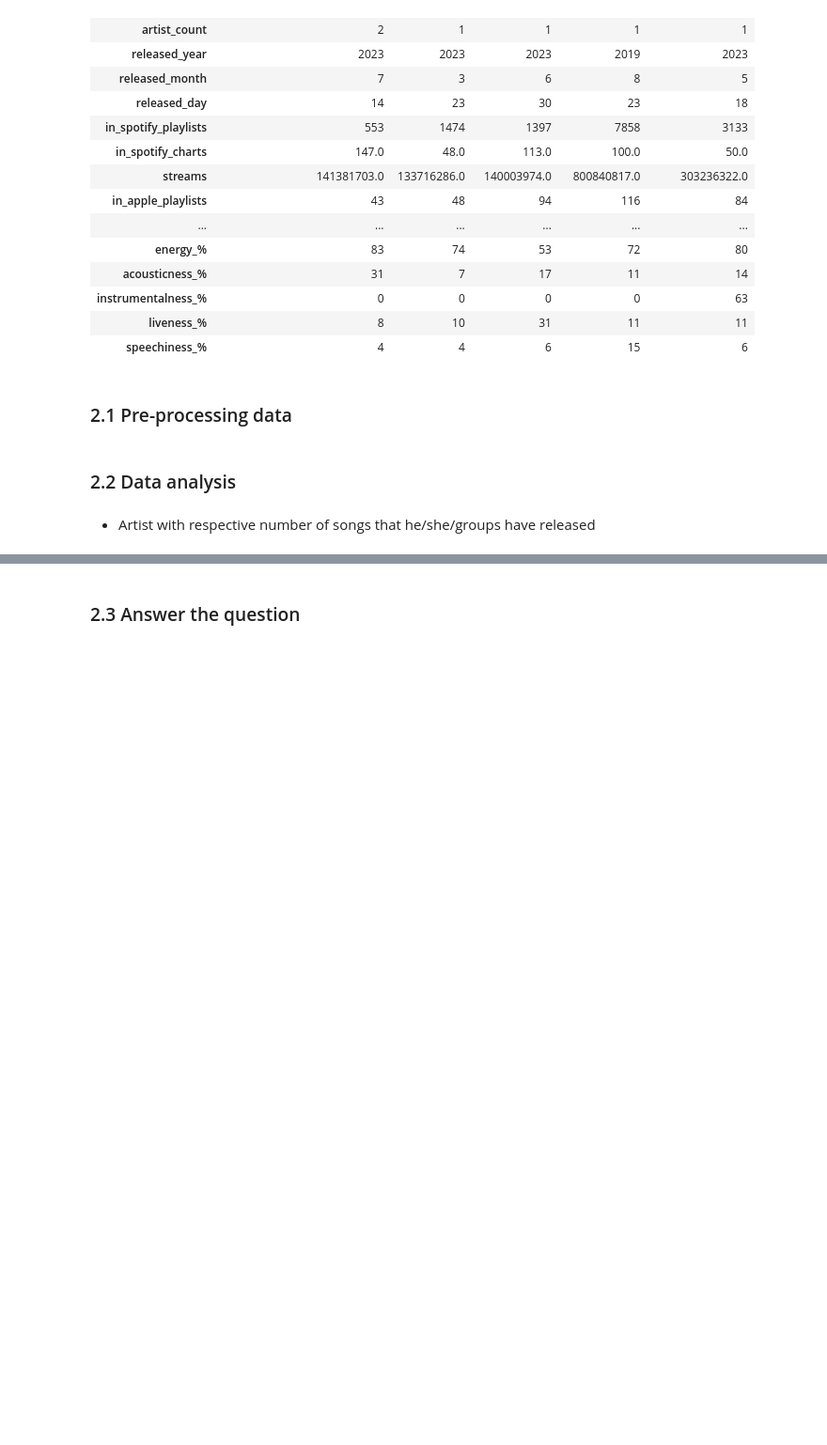
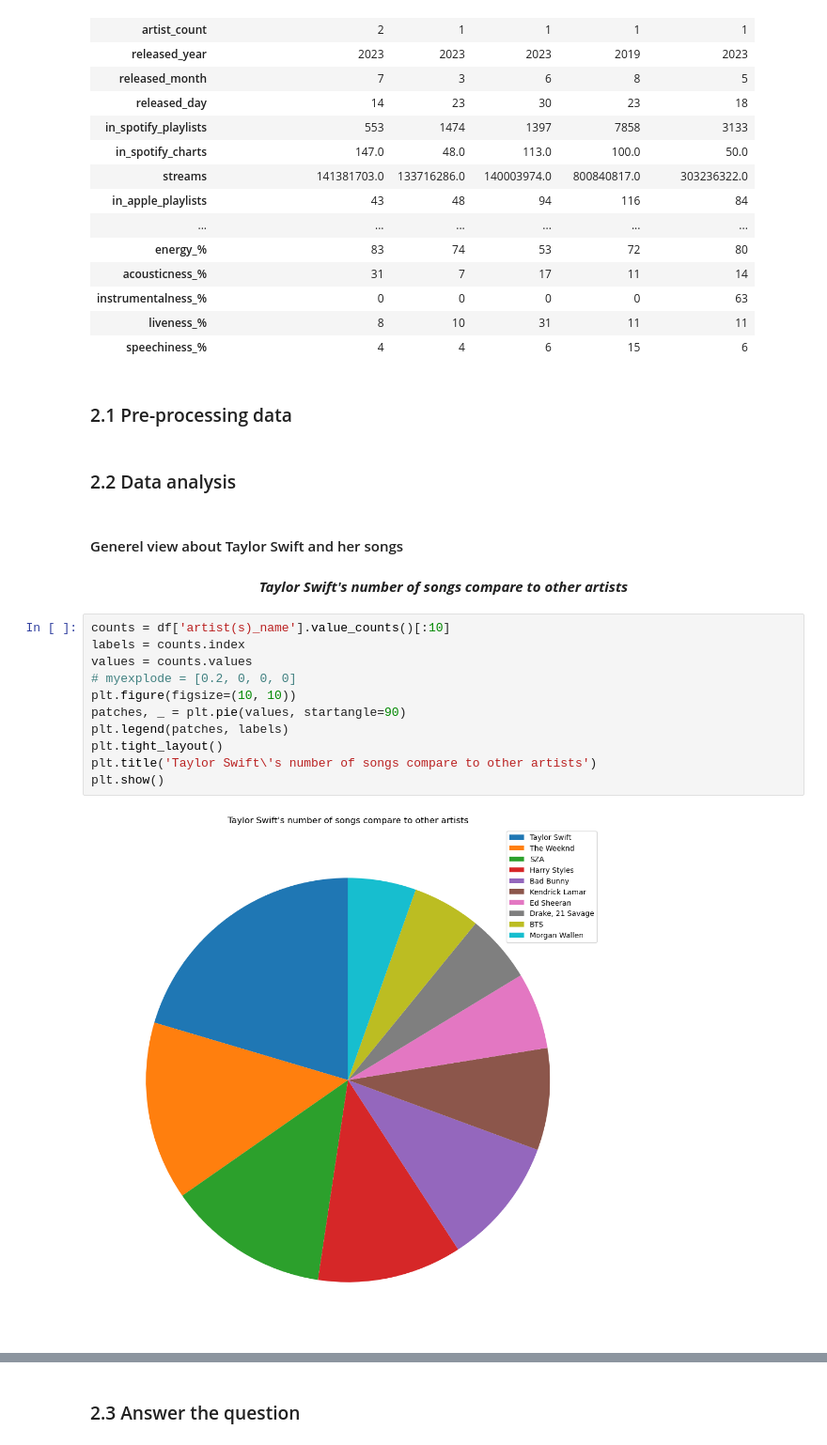
Before and after one commit to khanhnhan1512/Final-Project-DS-Programming, a Jupyter notebook: 04-Question_2.ipynb, the cells around one changed output, grey strips where cells are left out. Shown at 94% size. Saved outputs shown, nothing was run; the diff lists cells and outputs as text; blank space fills up the shorter version.

Commit message:
question 2 layout

```diff
--- a/04-Question_2.ipynb
+++ b/04-Question_2.ipynb
@@ -70,5 +77,20 @@ df.head().T
 ### 2.1 Pre-processing data
 # %% [markdown]
 ### 2.2 Data analysis
-# %% [markdown]
-- Artist with respective number of songs that he/she/groups have released
+# %% [markdown]
+#### Generel view about Taylor Swift and her songs
+# %% [markdown]
+<p style='text-align: center;font-weight: bold'><i>Taylor Swift's number of songs compare to other artists</i></p>
+# %%
+counts = df['artist(s)_name'].value_counts()[:10]
+labels = counts.index
+values = counts.values
+# myexplode = [0.2, 0, 0, 0]
+plt.figure(figsize=(10, 10))
+patches, _ = plt.pie(values, startangle=90)
+plt.legend(patches, labels)
+plt.tight_layout()
+plt.title('Taylor Swift\'s number of songs compare to other artists')
+plt.show()
+# %% [output]
+[figure, added]
```
Also changed, not shown: parts of 27 cells of this notebook.
